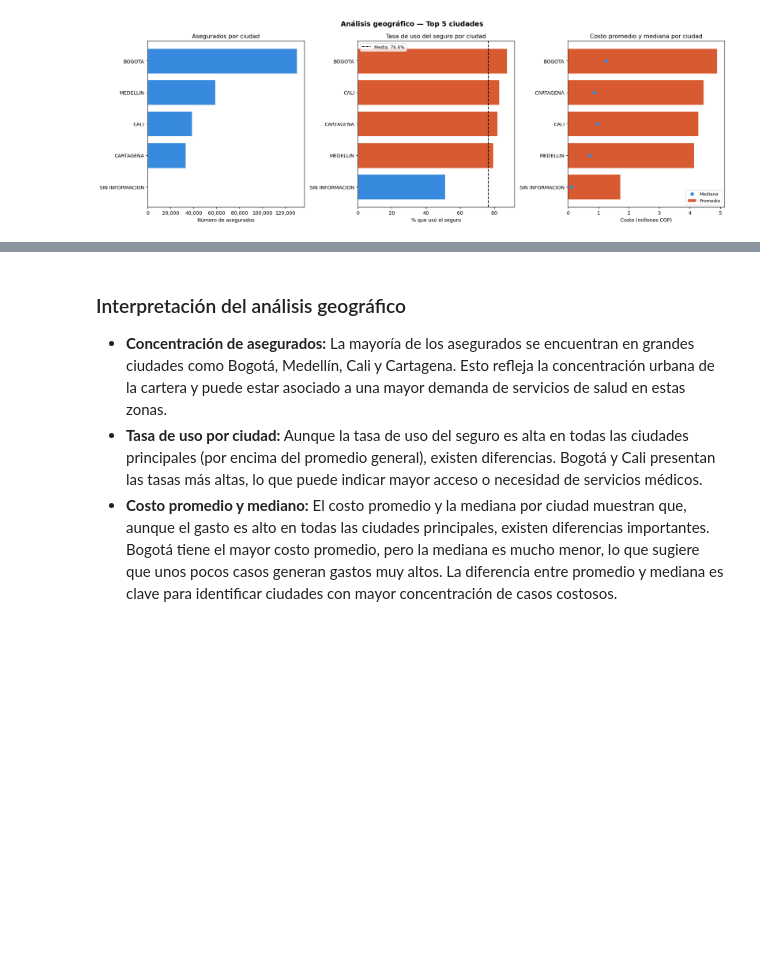
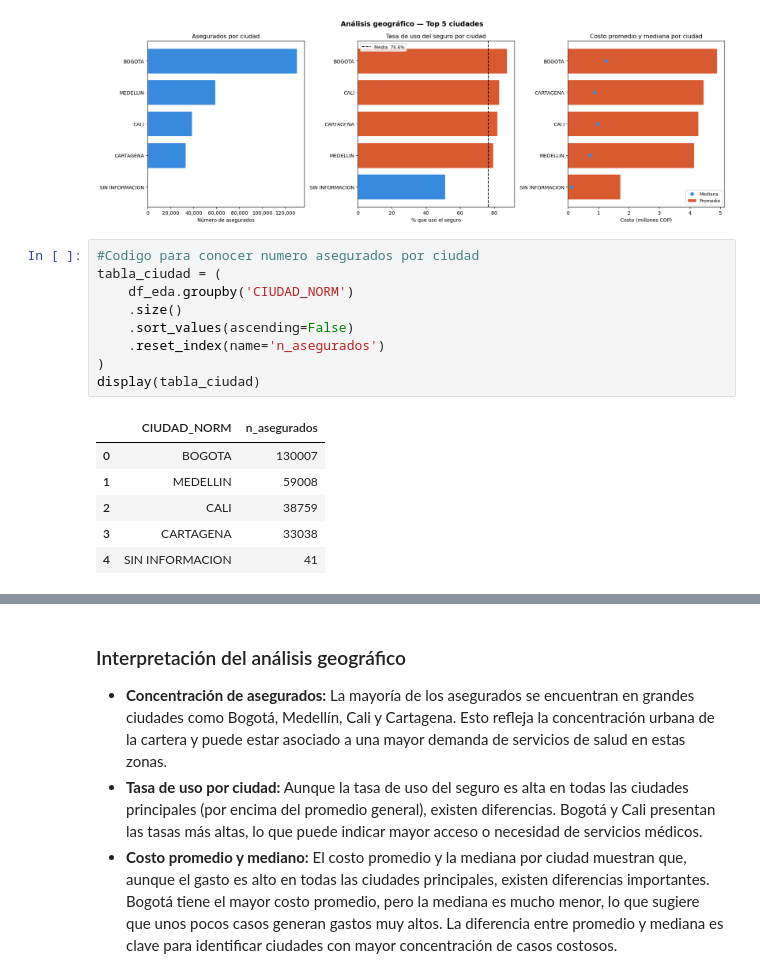
Before and after one commit to yacuervo18/Proyecto_Analitica_II, a Jupyter notebook: src/EDA.ipynb, the cells around one changed output, grey strips where cells are left out. Cells and saved outputs as stored; diff of their text form; blank space fills up the shorter version.

```diff
--- a/src/EDA.ipynb
+++ b/src/EDA.ipynb
@@ -674,3 +674,19 @@ plt.savefig('eda_07_geografico.png', bbox_inches='tight', dpi=150)
 plt.show()
 # %% [output]
 [figure]
+# %%
+#Codigo para conocer numero asegurados por ciudad
+tabla_ciudad = (
+    df_eda.groupby('CIUDAD_NORM')
+    .size()
+    .sort_values(ascending=False)
+    .reset_index(name='n_asegurados')
+)
+display(tabla_ciudad)
+# %% [output]
+|  | CIUDAD_NORM | n_asegurados |
+| 0 | BOGOTA | 130007 |
+| 1 | MEDELLIN | 59008 |
+| 2 | CALI | 38759 |
+| 3 | CARTAGENA | 33038 |
+| 4 | SIN INFORMACION | 41 |
```
Also changed, not shown: parts of 2 cells of this notebook, 2 other files.
